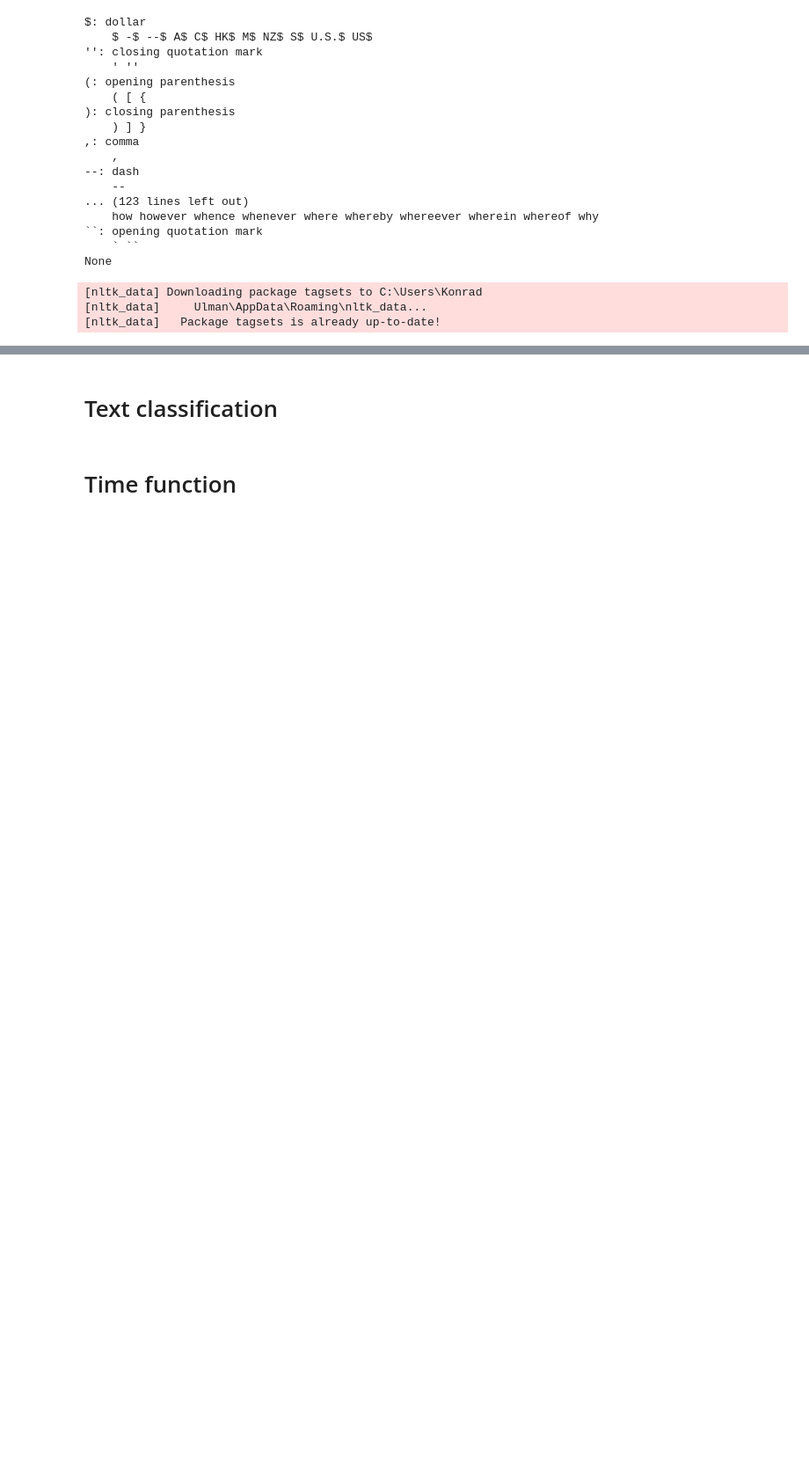
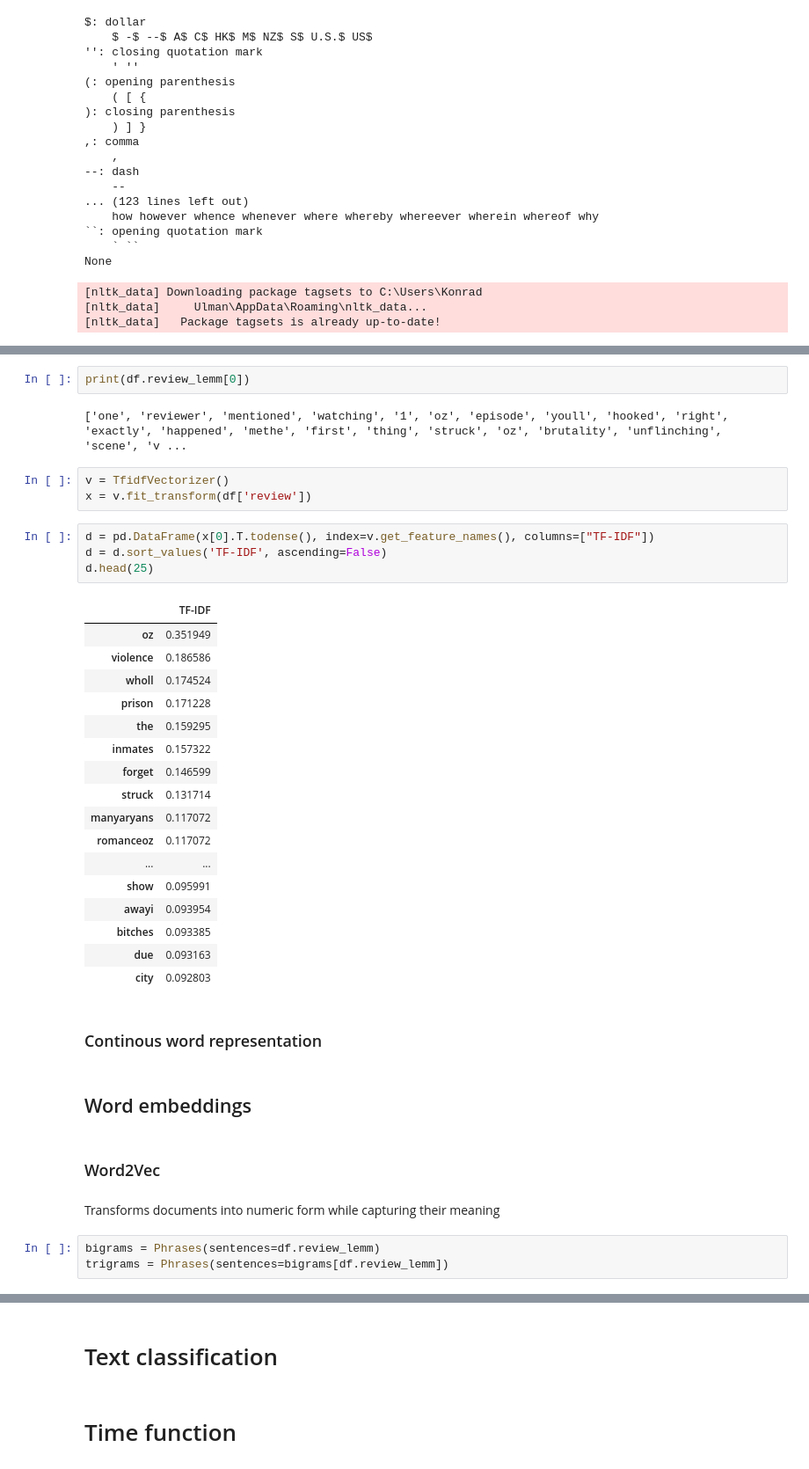
Before and after one commit to ulmii/deep-learning, a Jupyter notebook: rnn.ipynb, the cells around one changed output, grey strips where cells are left out. Shown at 88% size. Drawn from its saved outputs; the diff is of its cells as text; blank space fills up the shorter version.

```diff
--- a/rnn.ipynb
+++ b/rnn.ipynb
@@ -188,0 +271,40 @@ Name: tags, dtype: object
+# %%
+print(df.review_lemm[0])
+# %% [output]
+['one', 'reviewer', 'mentioned', 'watching', '1', 'oz', 'episode', 'youll', 'hooked', 'right', 'exactly', 'happened', 'methe', 'first', 'thing', 'struck', 'oz', 'brutality', 'unflinching', 'scene', 'v ...
+# %%
+v = TfidfVectorizer()
+x = v.fit_transform(df['review'])
+# %%
+d = pd.DataFrame(x[0].T.todense(), index=v.get_feature_names(), columns=["TF-IDF"])
+d = d.sort_values('TF-IDF', ascending=False)
+d.head(25)
+# %% [output]
+|  | TF-IDF |
+| oz | 0.351949 |
+| violence | 0.186586 |
+| wholl | 0.174524 |
+| prison | 0.171228 |
+| the | 0.159295 |
+| inmates | 0.157322 |
+| forget | 0.146599 |
+| struck | 0.131714 |
+| manyaryans | 0.117072 |
+| romanceoz | 0.117072 |
+| ... | ... |
+| show | 0.095991 |
+| awayi | 0.093954 |
+| bitches | 0.093385 |
+| due | 0.093163 |
+| city | 0.092803 |
+# %% [markdown]
+### Continous word representation
+# %% [markdown]
+## Word embeddings
+# %% [markdown]
+### Word2Vec
+# %% [markdown]
+Transforms documents into numeric form while capturing their meaning
+# %%
+bigrams = Phrases(sentences=df.review_lemm)
+trigrams = Phrases(sentences=bigrams[df.review_lemm])
```
Also changed, not shown: parts of 26 cells of this notebook, 3 other files.
